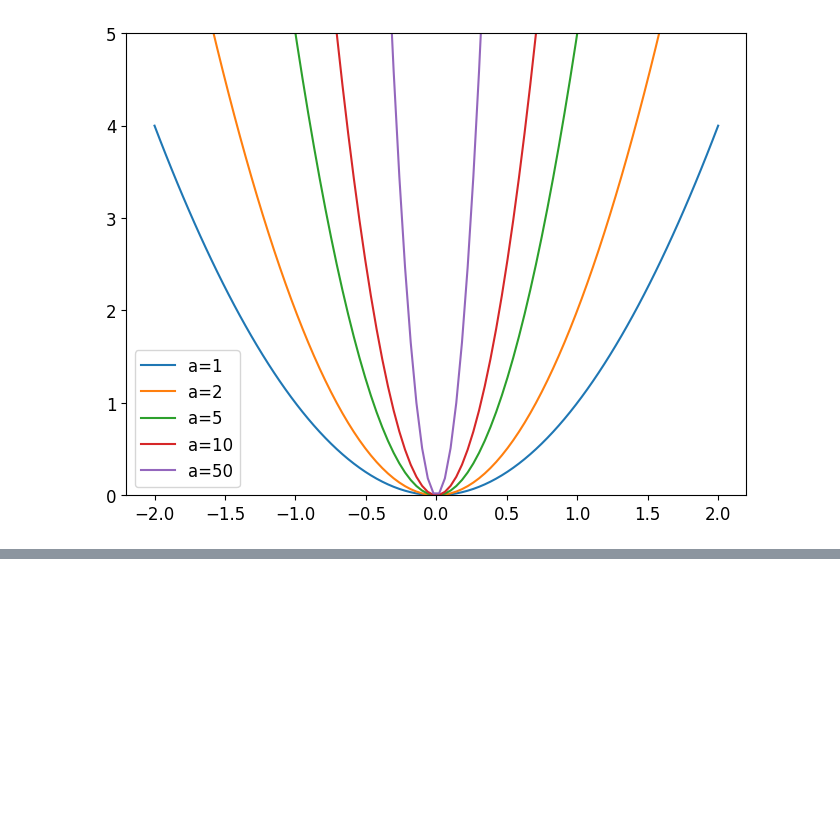
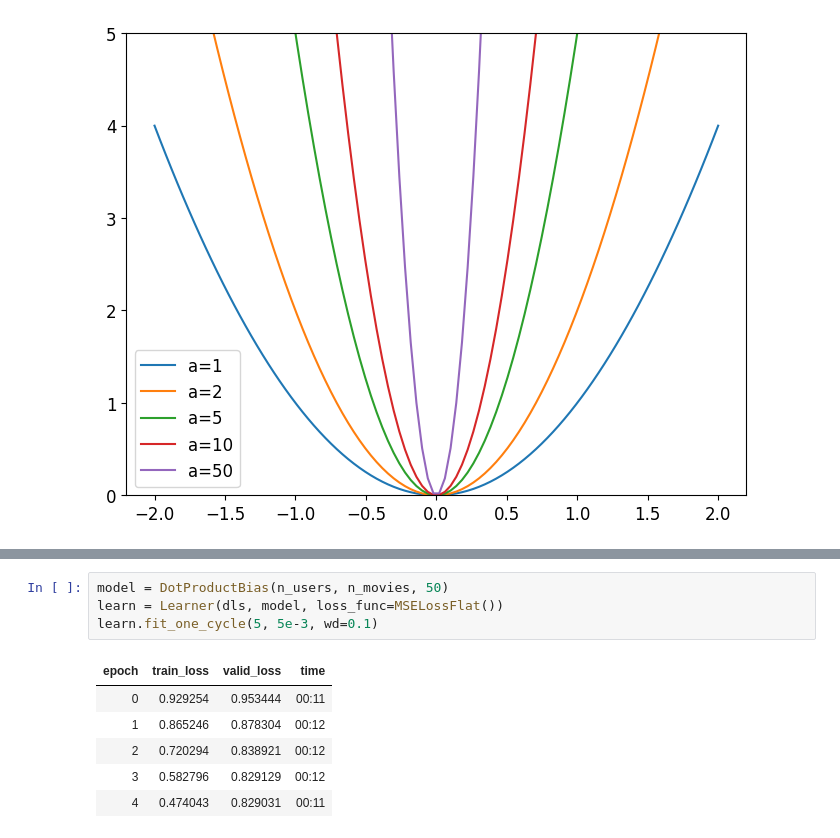
Before and after one commit to TBKHori/Analysis-ML-Deep-Learning, a Jupyter notebook: collabFiltering.ipynb, the cells around one changed output, grey strips where cells are left out. Drawn from its saved outputs; the diff is of its cells as text; blank space fills up the shorter version.

```diff
--- a/collabFiltering.ipynb
+++ b/collabFiltering.ipynb
@@ -301,0 +365,11 @@ ax.legend();
+# %%
+model = DotProductBias(n_users, n_movies, 50)
+learn = Learner(dls, model, loss_func=MSELossFlat())
+learn.fit_one_cycle(5, 5e-3, wd=0.1)
+# %% [output]
+| epoch | train_loss | valid_loss | time |
+| 0 | 0.929254 | 0.953444 | 00:11 |
+| 1 | 0.865246 | 0.878304 | 00:12 |
+| 2 | 0.720294 | 0.838921 | 00:12 |
+| 3 | 0.582796 | 0.829129 | 00:12 |
+| 4 | 0.474043 | 0.829031 | 00:11 |
```
Also changed, not shown: parts of 19 cells of this notebook.
